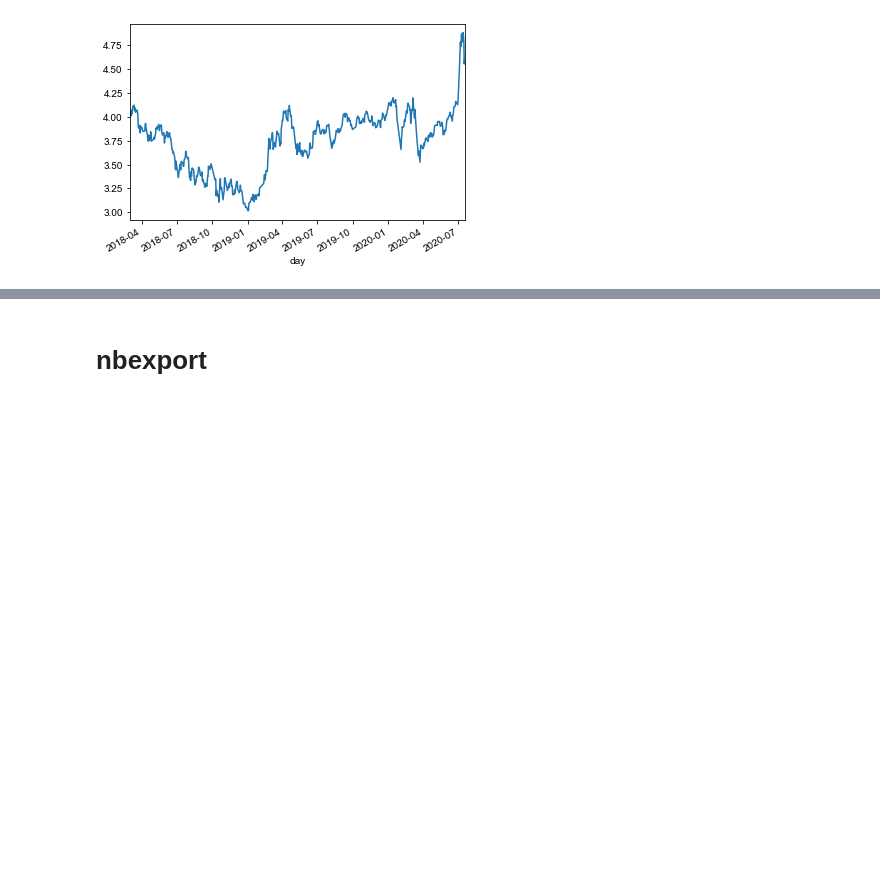
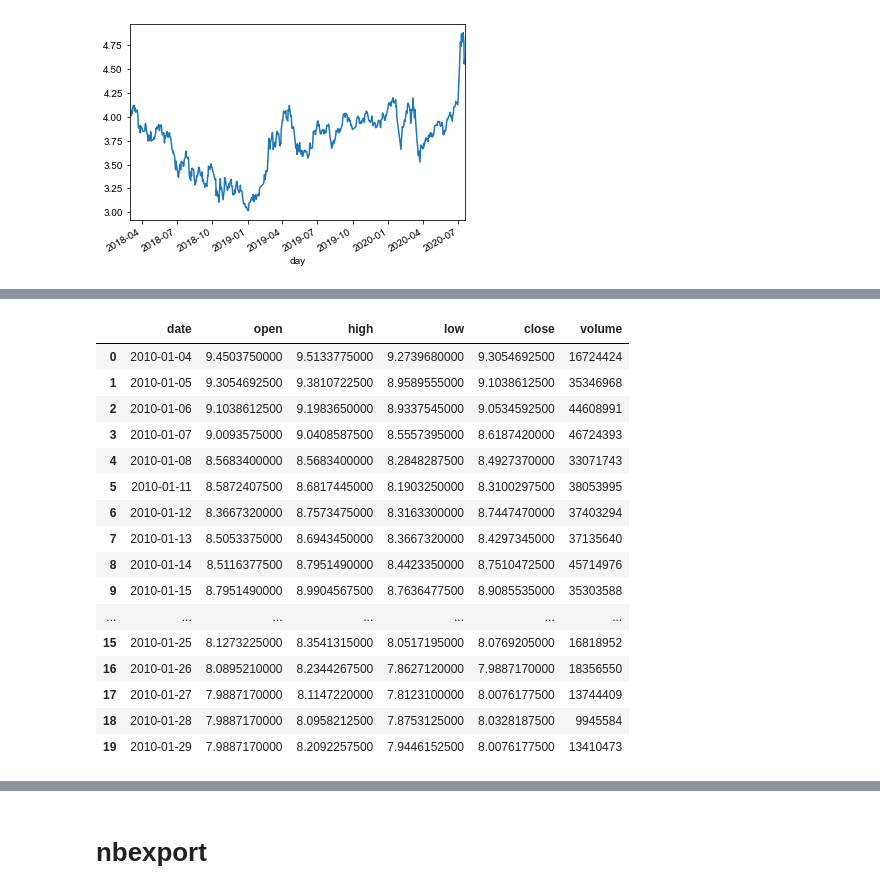
Before and after one commit to mayi140611/myappsexlib, a Jupyter notebook: proj_stock/0datasource.ipynb, the cells around one changed output, grey strips where cells are left out. Cells and saved outputs as stored; diff of their text form; code cells hidden in the pictures; blank space fills up the shorter version.

```diff
--- a/proj_stock/0datasource.ipynb
+++ b/proj_stock/0datasource.ipynb
@@ -217,0 +298,12 @@ day
+# %%
+# 详细指标参数，参见“历史行情指标参数”章节
+rs = bs.query_history_k_data_plus("sh.600660",
+#     "date,code,open,high,low,close,preclose,volume,amount,pctChg",
+            "date,open,high,low,close,volume",
+    start_date='2010-01-01',
+#                               end_date='2017-06-30',
+                                  frequency="d",
+                                 adjustflag='2'
+                                 )
+print('query_history_k_data_plus respond error_code:'+rs.error_code)
+print('query_history_k_data_plus respond  error_msg:'+rs.error_msg)
@@ -217,0 +317,7 @@ day
+# %%
+# 打印结果集
+data_list = []
+while (rs.error_code == '0') & rs.next():
+    # 获取一条记录，将记录合并在一起
+    data_list.append(rs.get_row_data())
+result = pd.DataFrame(data_list, columns=rs.fields)
@@ -217,0 +363,20 @@ day
+# %%
+result.head(20)
+# %% [output]
+|  | date | open | high | low | close | volume |
+| 0 | 2010-01-04 | 9.4503750000 | 9.5133775000 | 9.2739680000 | 9.3054692500 | 16724424 |
+| 1 | 2010-01-05 | 9.3054692500 | 9.3810722500 | 8.9589555000 | 9.1038612500 | 35346968 |
+| 2 | 2010-01-06 | 9.1038612500 | 9.1983650000 | 8.9337545000 | 9.0534592500 | 44608991 |
+| 3 | 2010-01-07 | 9.0093575000 | 9.0408587500 | 8.5557395000 | 8.6187420000 | 46724393 |
+| 4 | 2010-01-08 | 8.5683400000 | 8.5683400000 | 8.2848287500 | 8.4927370000 | 33071743 |
+| 5 | 2010-01-11 | 8.5872407500 | 8.6817445000 | 8.1903250000 | 8.3100297500 | 38053995 |
+| 6 | 2010-01-12 | 8.3667320000 | 8.7573475000 | 8.3163300000 | 8.7447470000 | 37403294 |
+| 7 | 2010-01-13 | 8.5053375000 | 8.6943450000 | 8.3667320000 | 8.4297345000 | 37135640 |
+| 8 | 2010-01-14 | 8.5116377500 | 8.7951490000 | 8.4423350000 | 8.7510472500 | 45714976 |
+| 9 | 2010-01-15 | 8.7951490000 | 8.9904567500 | 8.7636477500 | 8.9085535000 | 35303588 |
+| ... | ... | ... | ... | ... | ... | ... |
+| 15 | 2010-01-25 | 8.1273225000 | 8.3541315000 | 8.0517195000 | 8.0769205000 | 16818952 |
+| 16 | 2010-01-26 | 8.0895210000 | 8.2344267500 | 7.8627120000 | 7.9887170000 | 18356550 |
+| 17 | 2010-01-27 | 7.9887170000 | 8.1147220000 | 7.8123100000 | 8.0076177500 | 13744409 |
+| 18 | 2010-01-28 | 7.9887170000 | 8.0958212500 | 7.8753125000 | 8.0328187500 | 9945584 |
+| 19 | 2010-01-29 | 7.9887170000 | 8.2092257500 | 7.9446152500 | 8.0076177500 | 13410473 |
```
Also changed, not shown: parts of 22 cells of this notebook, 7 other files.
